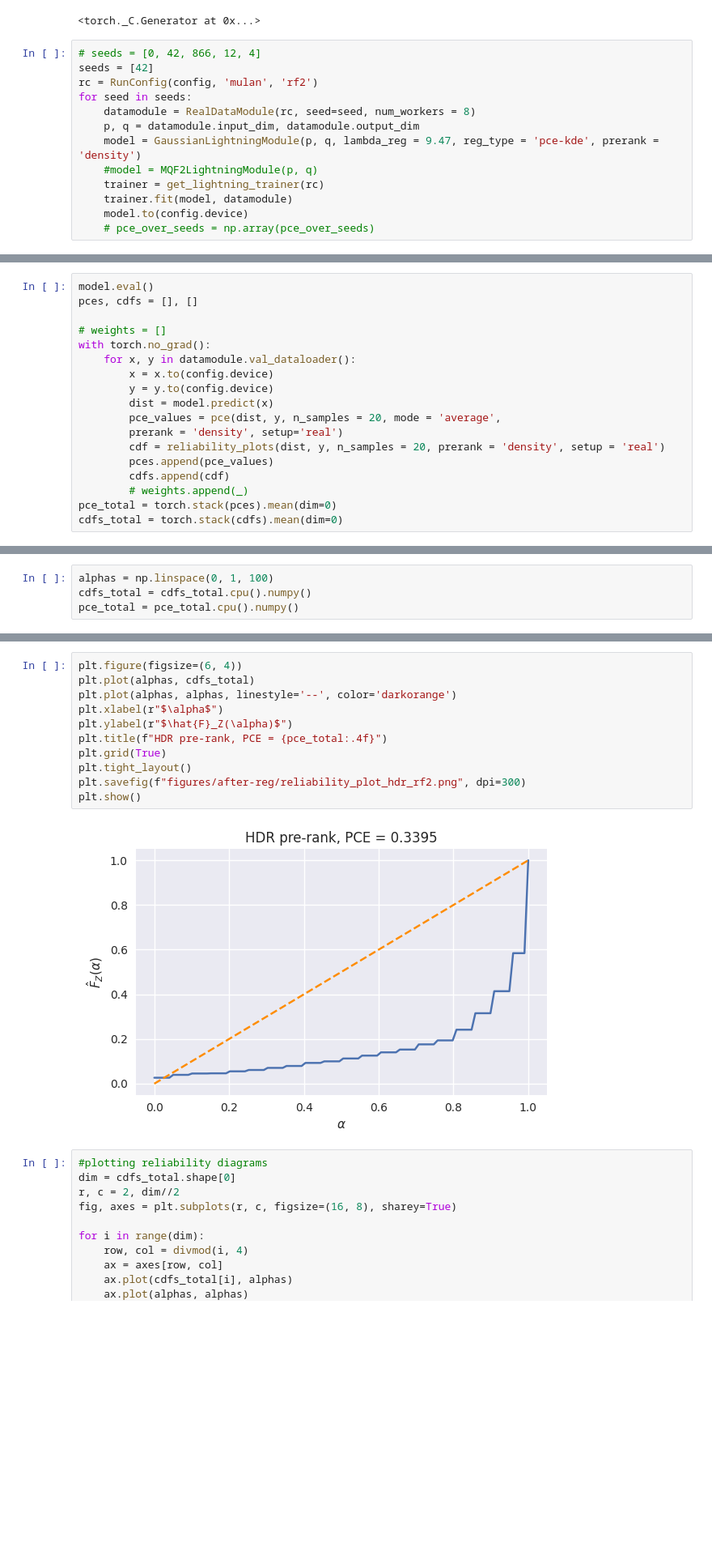
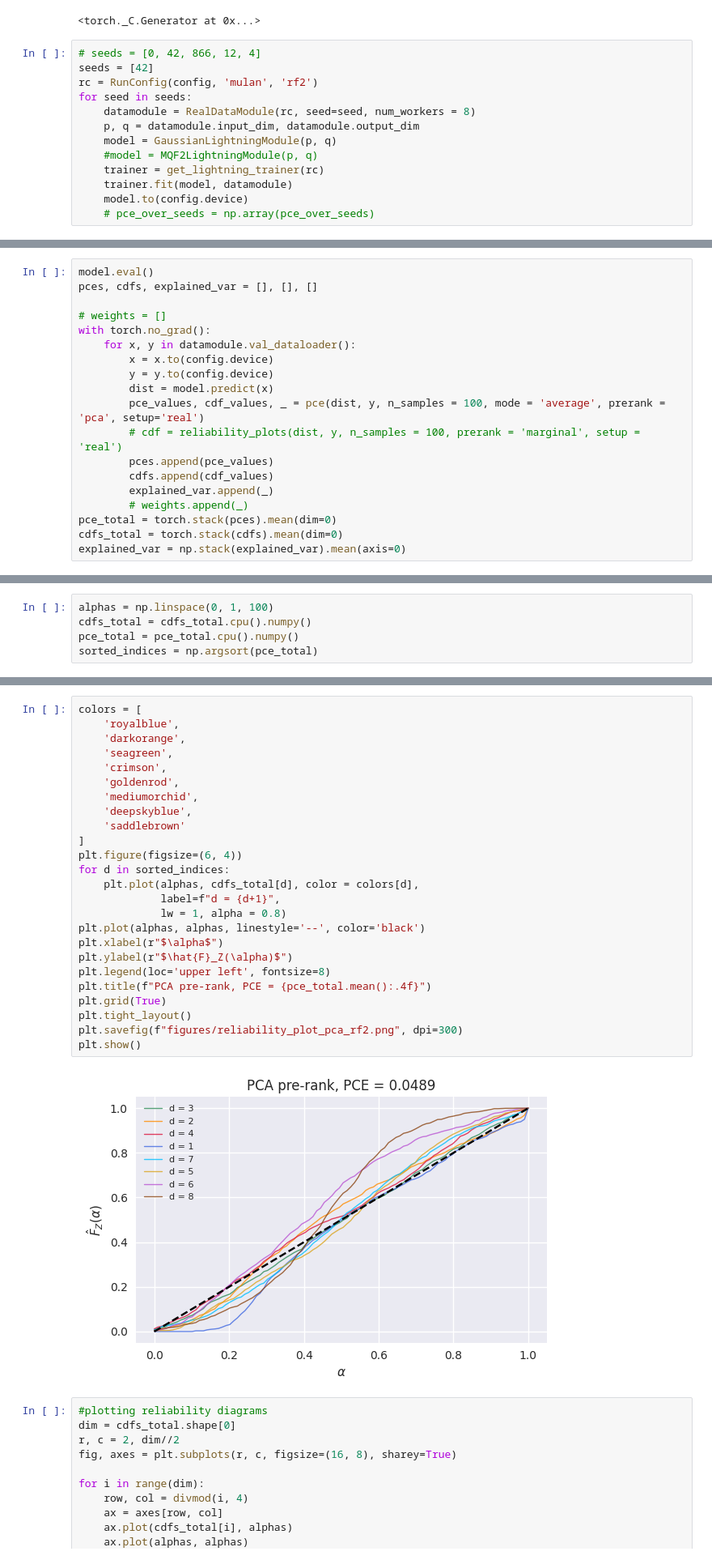
Before and after one commit to ayalaajil/Multivariate-Calibration-with-Prerank-Regularization, a Jupyter notebook: Multicalibration/Projected_PIT_calibration/plotting-PCE.ipynb, the cells around one changed output, grey strips where cells are left out. Shown at 81% size. Drawn from its saved outputs; the diff is of its cells as text; blank space fills up the shorter version.

Commit message:
reliability plots

```diff
--- a/Multicalibration/Projected_PIT_calibration/plotting-PCE.ipynb
+++ b/Multicalibration/Projected_PIT_calibration/plotting-PCE.ipynb
@@ -29,7 +30,7 @@ rc = RunConfig(config, 'mulan', 'rf2')
 for seed in seeds:
     datamodule = RealDataModule(rc, seed=seed, num_workers = 8)
     p, q = datamodule.input_dim, datamodule.output_dim
-    model = GaussianLightningModule(p, q, lambda_reg = 9.47, reg_type = 'pce-kde', prerank = 'density')
+    model = GaussianLightningModule(p, q)
     #model = MQF2LightningModule(p, q)
     trainer = get_lightning_trainer(rc)
     trainer.fit(model, datamodule)
@@ -44,7 +45,7 @@ HPU available: False, using: 0 HPUs
 LOCAL_RANK: 0 - CUDA_VISIBLE_DEVICES: [0,1,2,3,4,5,6,7]
 # %%
 model.eval()
-pces, cdfs = [], []
+pces, cdfs, explained_var = [], [], []
 
 # weights = []
 with torch.no_grad():
@@ -52,11 +53,12 @@ with torch.no_grad():
         x = x.to(config.device)
         y = y.to(config.device)
         dist = model.predict(x)
-        pce_values = pce(dist, y, n_samples = 20, mode = 'average',
-        prerank = 'density', setup='real')
-        cdf = reliability_plots(dist, y, n_samples = 20, prerank = 'density', setup = 'real')
+        pce_values, cdf_values, _ = pce(dist, y, n_samples = 100, mode = 'average', prerank = 'pca', setup='real')
+        # cdf = reliability_plots(dist, y, n_samples = 100, prerank = 'marginal', setup = 'real')
         pces.append(pce_values)
-        cdfs.append(cdf)
+        cdfs.append(cdf_values)
+        explained_var.append(_)
         # weights.append(_)
 pce_total = torch.stack(pces).mean(dim=0)
 cdfs_total = torch.stack(cdfs).mean(dim=0)
+explained_var = np.stack(explained_var).mean(axis=0)
@@ -64,3 +70,4 @@ cdfs_total = torch.stack(cdfs).mean(dim=0)
 alphas = np.linspace(0, 1, 100)
 cdfs_total = cdfs_total.cpu().numpy()
 pce_total = pce_total.cpu().numpy()
+sorted_indices = np.argsort(pce_total)
@@ -67,16 +80,30 @@ pce_total = pce_total.cpu().numpy()
 # %%
+colors = [
+    'royalblue',
+    'darkorange',
+    'seagreen',
+    'crimson',
+    'goldenrod',
+    'mediumorchid',
+    'deepskyblue',
+    'saddlebrown'
+]
 plt.figure(figsize=(6, 4))
-plt.plot(alphas, cdfs_total)
-plt.plot(alphas, alphas, linestyle='--', color='darkorange')
+for d in sorted_indices:
+    plt.plot(alphas, cdfs_total[d], color = colors[d],
+             label=f"d = {d+1}",
+             lw = 1, alpha = 0.8)
+plt.plot(alphas, alphas, linestyle='--', color='black')
 plt.xlabel(r"$\alpha$")
 plt.ylabel(r"$\hat{F}_Z(\alpha)$")
-plt.title(f"HDR pre-rank, PCE = {pce_total:.4f}")
+plt.legend(loc='upper left', fontsize=8)
+plt.title(f"PCA pre-rank, PCE = {pce_total.mean():.4f}")
 plt.grid(True)
 plt.tight_layout()
-plt.savefig(f"figures/after-reg/reliability_plot_hdr_rf2.png", dpi=300)
+plt.savefig(f"figures/reliability_plot_pca_rf2.png", dpi=300)
 plt.show()
 # %% [output]
-[figure, old version]
+[figure, new version]
 # %%
 #plotting reliability diagrams
 dim = cdfs_total.shape[0]
```
Also changed, not shown: parts of 5 cells of this notebook, 9 other files.
